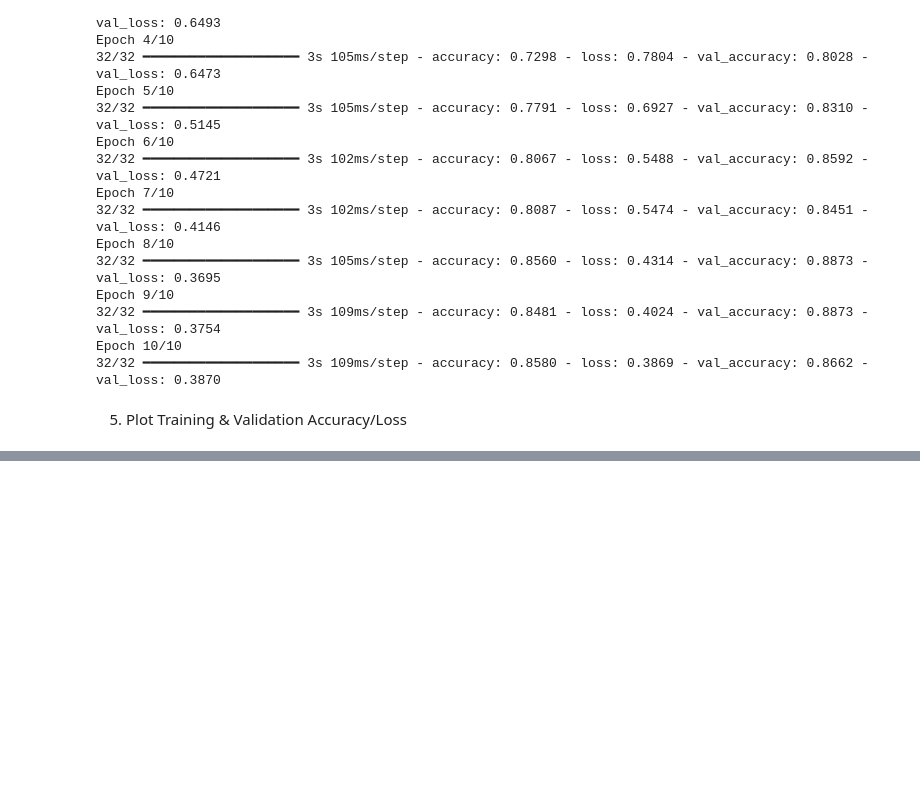
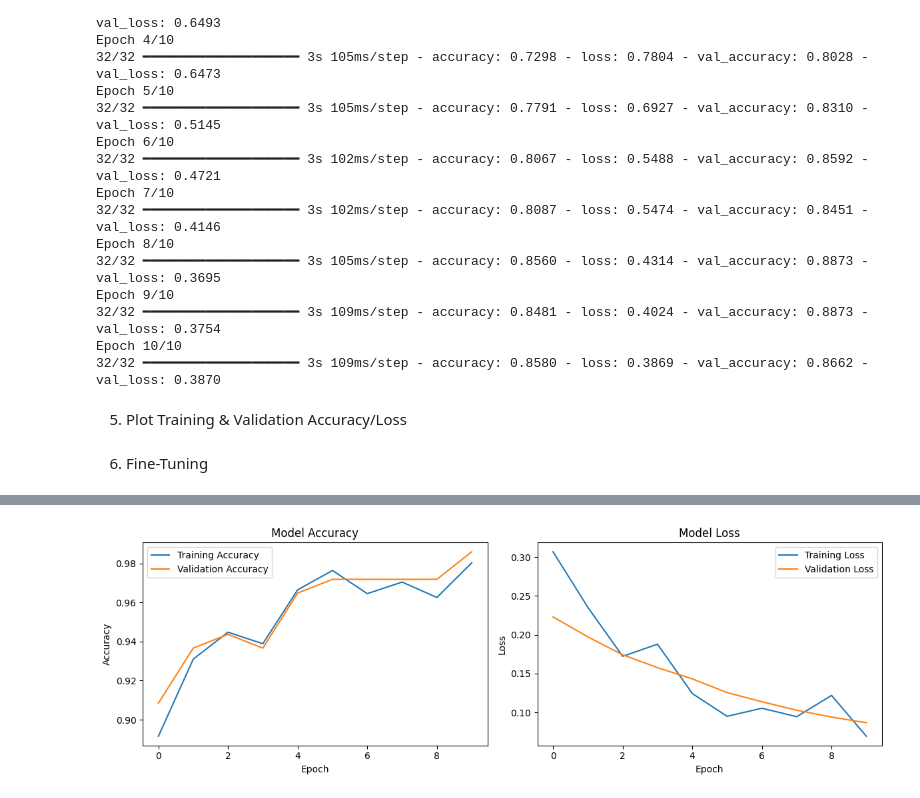
Before and after one commit to alberehap/plant-disease-classification, a Jupyter notebook: MobileNet.ipynb, the cells around one changed output, grey strips where cells are left out. Cells and saved outputs as stored; diff of their text form; code cells hidden in the pictures; blank space fills up the shorter version.

Commit message:
Fine-tuned last layers

```diff
--- a/MobileNet.ipynb
+++ b/MobileNet.ipynb
@@ -152,3 +152,23 @@ def plot_hist(hist):
 
     plt.tight_layout()
     plt.show()
+# %% [markdown]
+6. Fine-Tuning
+# %%
+def unfreeze_model(model):
+    for layer in model.layers[-10:]:
+        if not isinstance(layer, layers.BatchNormalization):
+            layer.trainable = True
+    optimizer = tf.keras.optimizers.Adam(learning_rate=1e-5)
+    model.compile(
+        optimizer=optimizer,
+        loss="sparse_categorical_crossentropy",
+        metrics=["accuracy"] # classes are integers
+    )
+
+unfreeze_model(model)
+
+epochs = 10
+hist = model.fit(train_ds, epochs=epochs, validation_data=val_ds)
+plot_hist(hist)
+# %% [output]
@@ -154,0 +195 @@ def plot_hist(hist):
+[figure, added]
```
Also changed, not shown: parts of 1 cell of this notebook.
